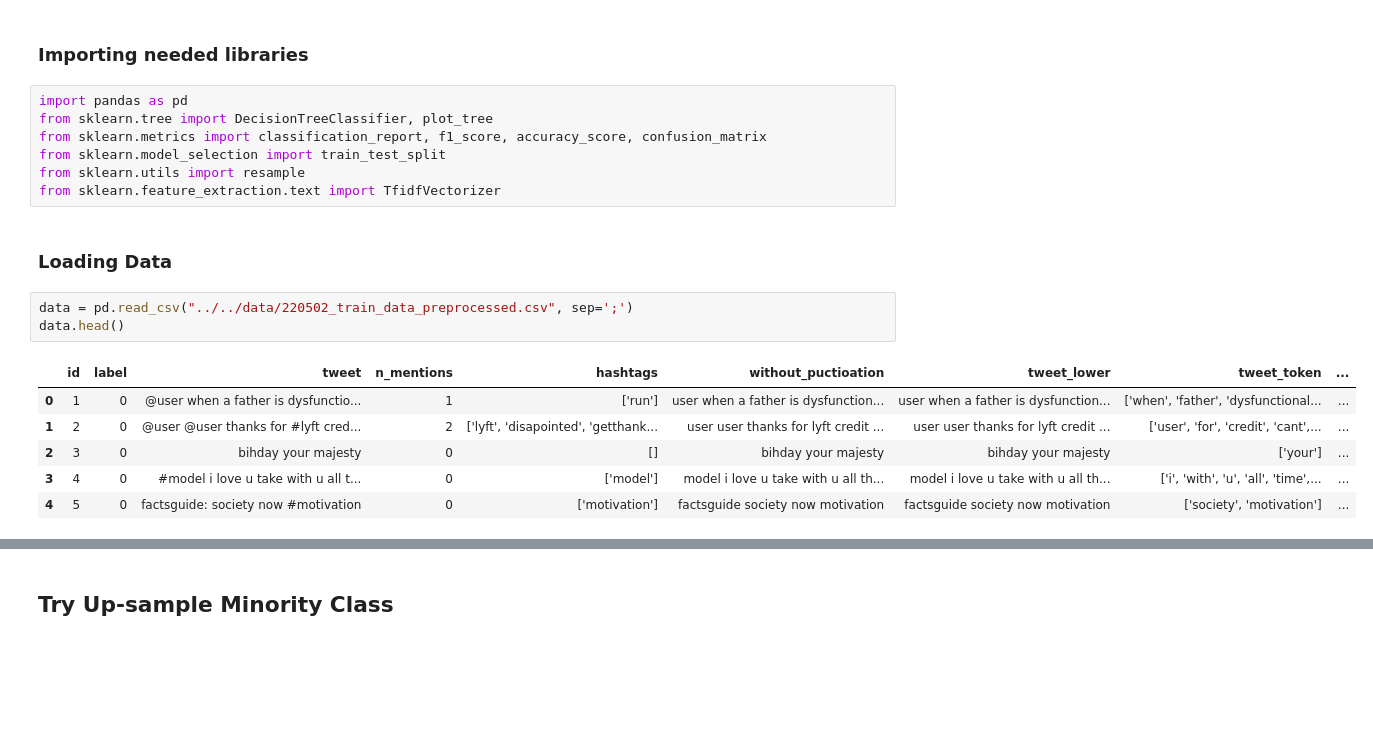
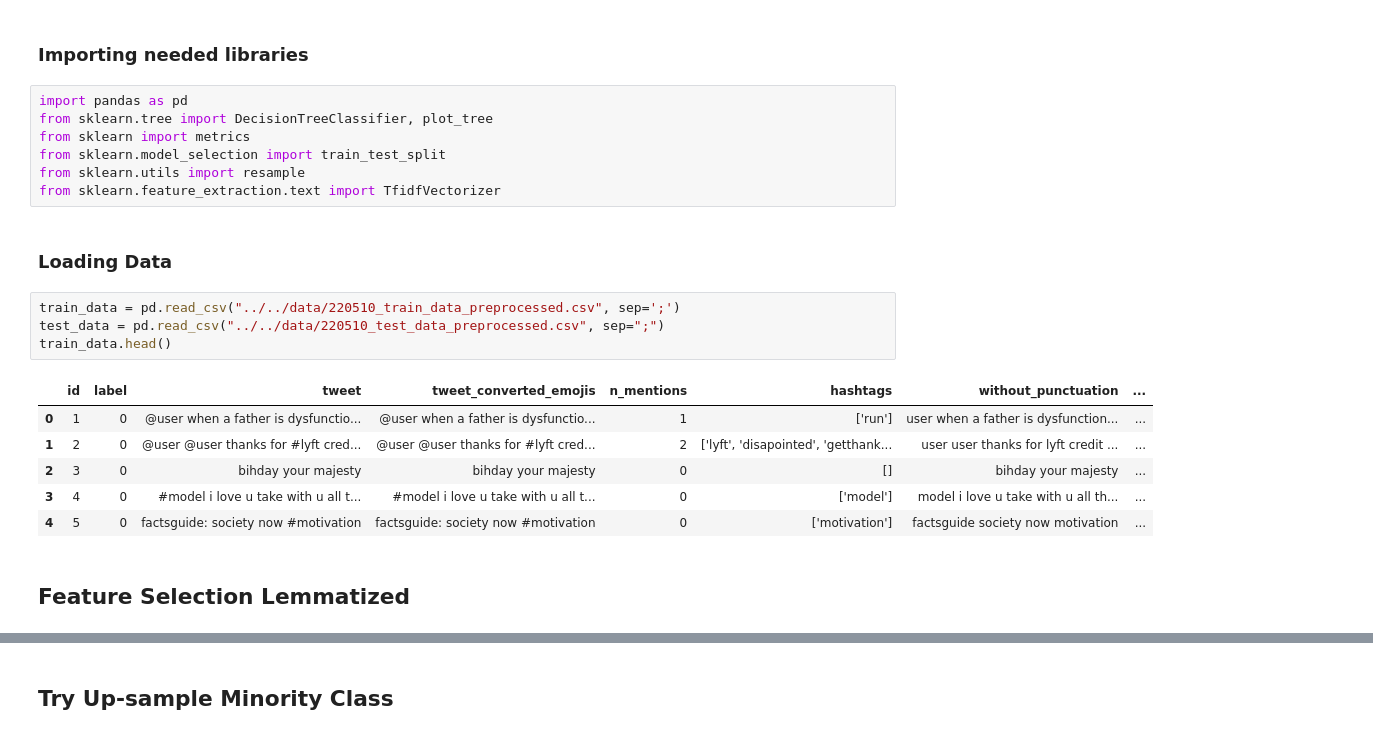
Before and after one commit to Aaron9812/Data_mining, a Jupyter notebook: src/models/decision_tree.ipynb, the cells around one changed output, grey strips where cells are left out. Drawn from its saved outputs; the diff is of its cells as text; blank space fills up the shorter version.

```diff
--- a/src/models/decision_tree.ipynb
+++ b/src/models/decision_tree.ipynb
@@ -7,19 +7,22 @@
 # %%
 import pandas as pd
 from sklearn.tree import DecisionTreeClassifier, plot_tree
-from sklearn.metrics import classification_report, f1_score, accuracy_score, confusion_matrix
+from sklearn import metrics
 from sklearn.model_selection import train_test_split
 from sklearn.utils import resample
 from sklearn.feature_extraction.text import TfidfVectorizer
 # %% [markdown]
 ### Loading Data
 # %%
-data = pd.read_csv("../../data/220502_train_data_preprocessed.csv", sep=';')
-data.head()
+train_data = pd.read_csv("../../data/220510_train_data_preprocessed.csv", sep=';')
+test_data = pd.read_csv("../../data/220510_test_data_preprocessed.csv", sep=";")
+train_data.head()
 # %% [output]
-|  | id | label | tweet | n_mentions | hashtags | without_puctioation | tweet_lower | tweet_token | ... |
-| 0 | 1 | 0 | @user when a father is dysfunctio... | 1 | ['run'] | user when a father is dysfunction... | user when a father is dysfunction... | ['when', 'father', 'dysfunctional... | ... |
-| 1 | 2 | 0 | @user @user thanks for #lyft cred... | 2 | ['lyft', 'disapointed', 'getthank... | user user thanks for lyft credit ... | user user thanks for lyft credit ... | ['user', 'for', 'credit', 'cant',... | ... |
-| 2 | 3 | 0 | bihday your majesty | 0 | [] | bihday your majesty | bihday your majesty | ['your'] | ... |
-| 3 | 4 | 0 | #model i love u take with u all t... | 0 | ['model'] | model i love u take with u all th... | model i love u take with u all th... | ['i', 'with', 'u', 'all', 'time',... | ... |
-| 4 | 5 | 0 | factsguide: society now #motivation | 0 | ['motivation'] | factsguide society now motivation | factsguide society now motivation | ['society', 'motivation'] | ... |
+|  | id | label | tweet | tweet_converted_emojis | n_mentions | hashtags | without_punctuation | ... |
+| 0 | 1 | 0 | @user when a father is dysfunctio... | @user when a father is dysfunctio... | 1 | ['run'] | user when a father is dysfunction... | ... |
+| 1 | 2 | 0 | @user @user thanks for #lyft cred... | @user @user thanks for #lyft cred... | 2 | ['lyft', 'disapointed', 'getthank... | user user thanks for lyft credit ... | ... |
+| 2 | 3 | 0 | bihday your majesty | bihday your majesty | 0 | [] | bihday your majesty | ... |
+| 3 | 4 | 0 | #model i love u take with u all t... | #model i love u take with u all t... | 0 | ['model'] | model i love u take with u all th... | ... |
+| 4 | 5 | 0 | factsguide: society now #motivation | factsguide: society now #motivation | 0 | ['motivation'] | factsguide society now motivation | ... |
+# %% [markdown]
+## Feature Selection Lemmatized
```
Also changed, not shown: parts of 46 cells of this notebook.
